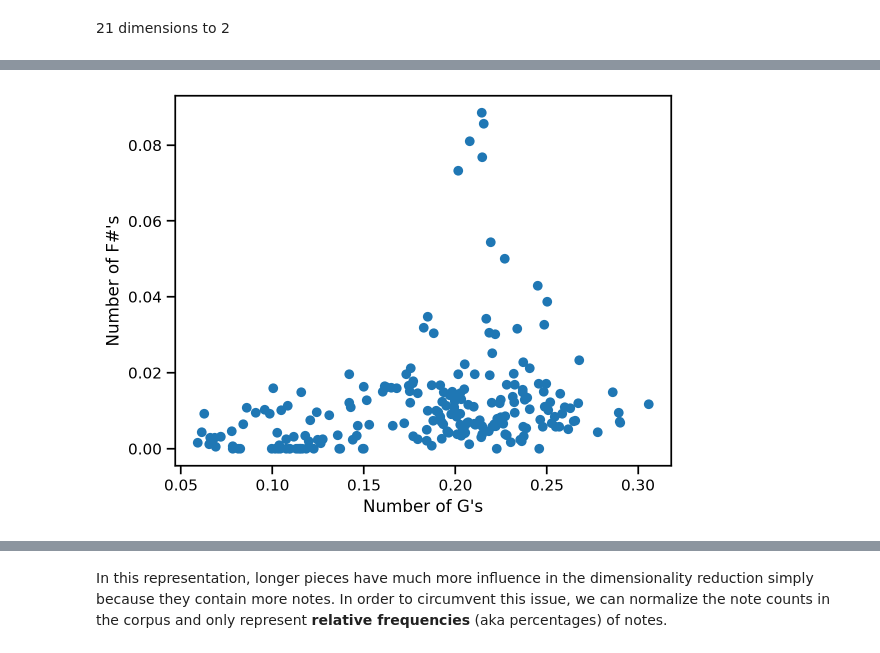
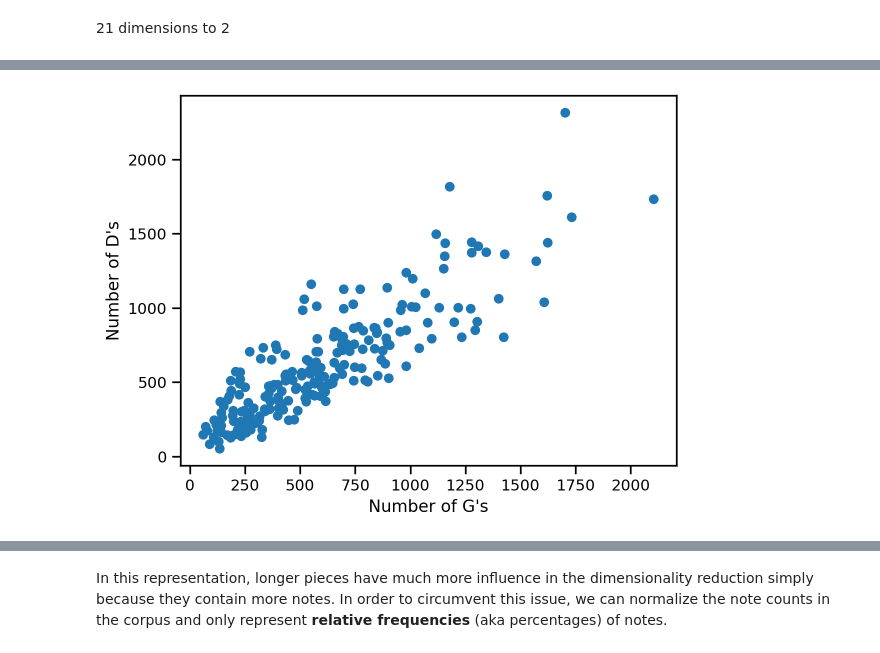
Before and after one commit to fabianmoss/crim-haverford, a Jupyter notebook: analysis.ipynb, the cells around one changed output, grey strips where cells are left out. Cells and saved outputs as stored; diff of their text form; code cells hidden in the pictures.

```diff
--- a/analysis.ipynb
+++ b/analysis.ipynb
@@ -393,14 +337,14 @@ array([[0., 0., 0., ..., 0., 0., 0.],
 # %%
-dim1 = 9
-dim2 = 14
+dim1 = 9 # 9
+dim2 = 10 # 15
 
-plot_raw(rel_note_counts.values, dim1, dim2)
+plot_raw(note_counts.values, dim1, dim2)
 plt.xlabel(f"Number of {lof[dim1]}'s")
 plt.ylabel(f"Number of {lof[dim2]}'s")
 
 plt.show()
 # %% [output]
-[figure, old version]
+[figure, new version]
 # %%
 from sklearn.decomposition import FastICA
 # %%
```
Also changed, not shown: parts of 83 cells of this notebook, 4 other files.
